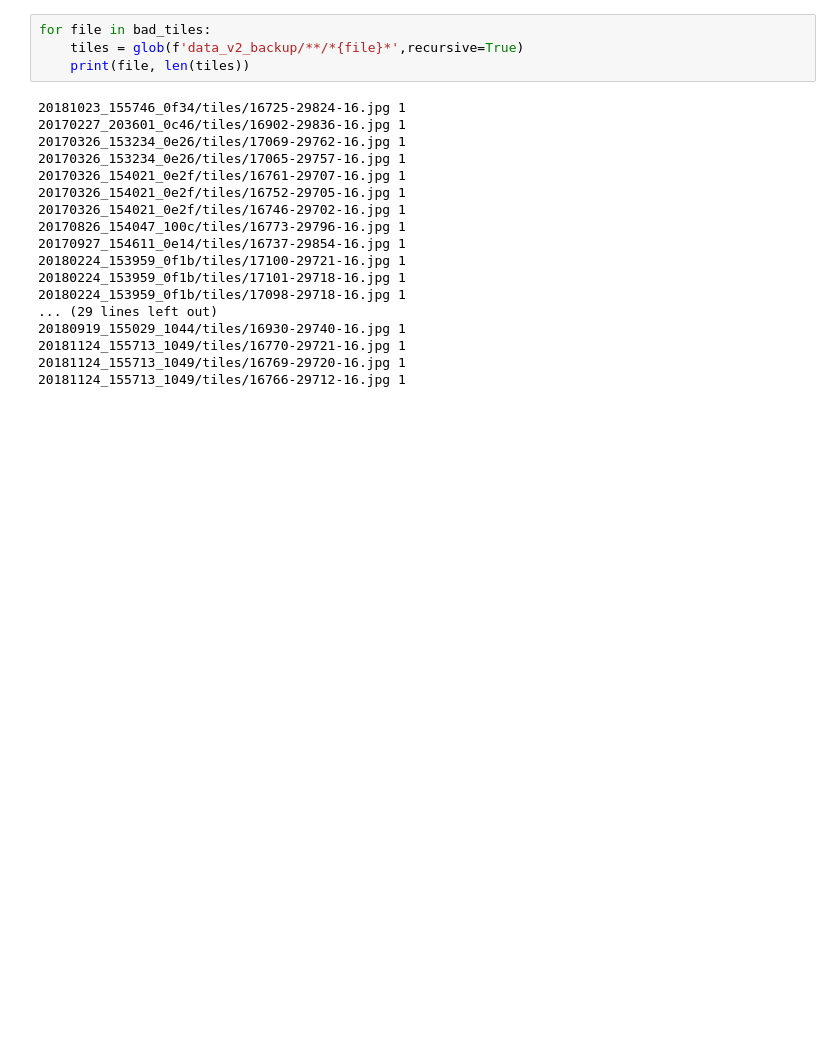
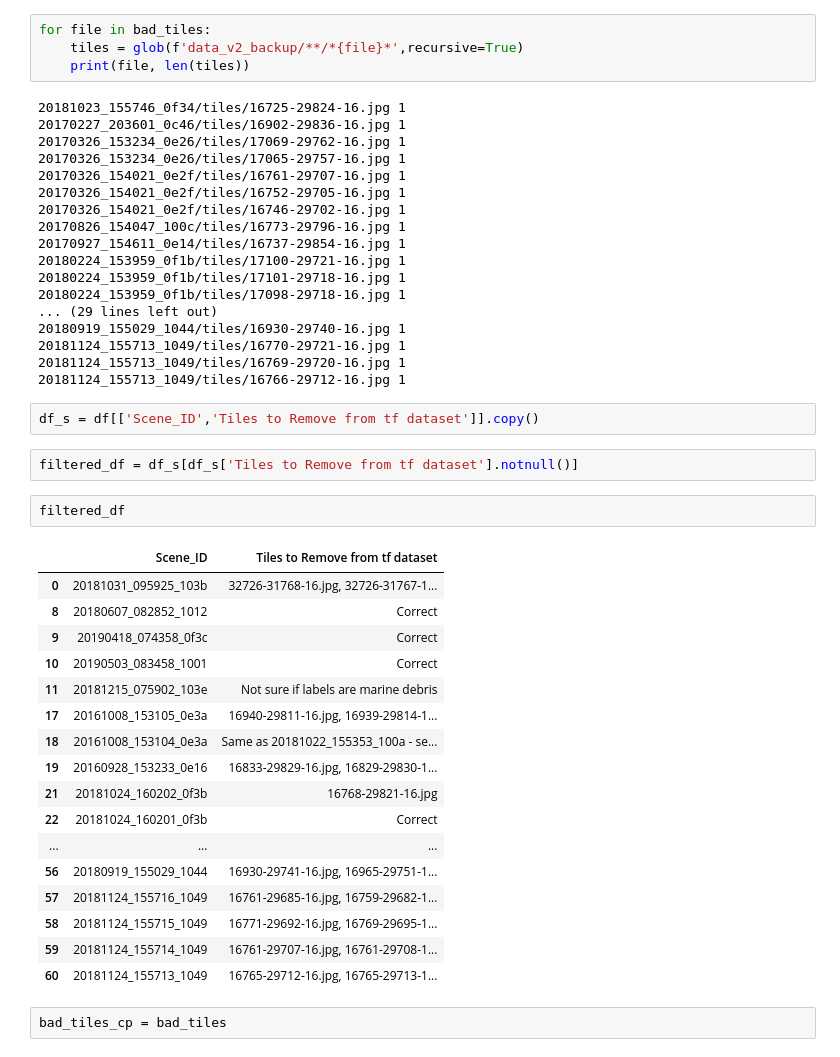
Before and after one commit to NASA-IMPACT/marine_debris_ML, a Jupyter notebook: data_utils/remove_bad_tiles.ipynb, the cells around one changed output. Drawn from its saved outputs; the diff is of its cells as text; blank space fills up the shorter version.

Commit message:
notebook to remove bad tiles from QA

```diff
--- a/data_utils/remove_bad_tiles.ipynb
+++ b/data_utils/remove_bad_tiles.ipynb
@@ -420,3 +420,29 @@ for file in bad_tiles:
 20181124_155713_1049/tiles/16770-29721-16.jpg 1
 20181124_155713_1049/tiles/16769-29720-16.jpg 1
 20181124_155713_1049/tiles/16766-29712-16.jpg 1
+# %%
+df_s = df[['Scene_ID','Tiles to Remove from tf dataset']].copy()
+# %%
+filtered_df = df_s[df_s['Tiles to Remove from tf dataset'].notnull()]
+# %%
+filtered_df
+# %% [output]
+|  | Scene_ID | Tiles to Remove from tf dataset |
+| 0 | 20181031_095925_103b | 32726-31768-16.jpg, 32726-31767-1... |
+| 8 | 20180607_082852_1012 | Correct |
+| 9 | 20190418_074358_0f3c | Correct |
+| 10 | 20190503_083458_1001 | Correct |
+| 11 | 20181215_075902_103e | Not sure if labels are marine debris |
+| 17 | 20161008_153105_0e3a | 16940-29811-16.jpg, 16939-29814-1... |
+| 18 | 20161008_153104_0e3a | Same as 20181022_155353_100a - se... |
+| 19 | 20160928_153233_0e16 | 16833-29829-16.jpg, 16829-29830-1... |
+| 21 | 20181024_160202_0f3b | 16768-29821-16.jpg |
+| 22 | 20181024_160201_0f3b | Correct |
+| ... | ... | ... |
+| 56 | 20180919_155029_1044 | 16930-29741-16.jpg, 16965-29751-1... |
+| 57 | 20181124_155716_1049 | 16761-29685-16.jpg, 16759-29682-1... |
+| 58 | 20181124_155715_1049 | 16771-29692-16.jpg, 16769-29695-1... |
+| 59 | 20181124_155714_1049 | 16761-29707-16.jpg, 16761-29708-1... |
+| 60 | 20181124_155713_1049 | 16765-29712-16.jpg, 16765-29713-1... |
+# %%
+bad_tiles_cp = bad_tiles
```
Also changed, not shown: parts of 7 cells of this notebook.
